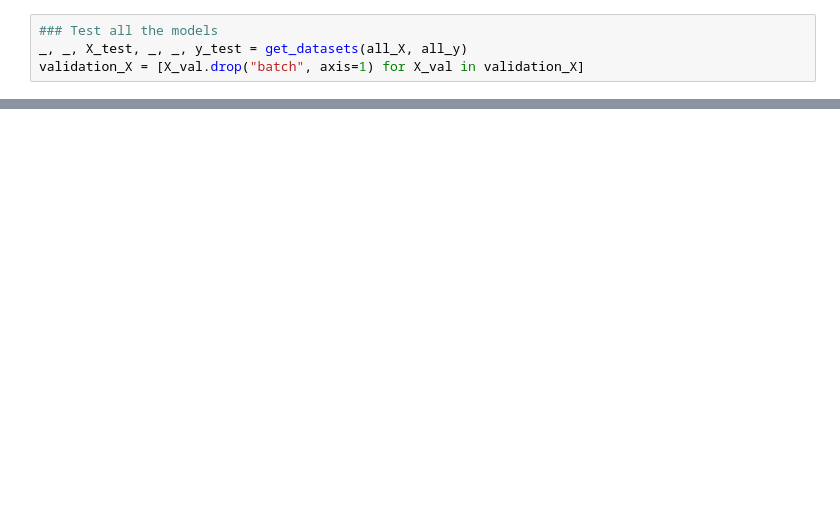
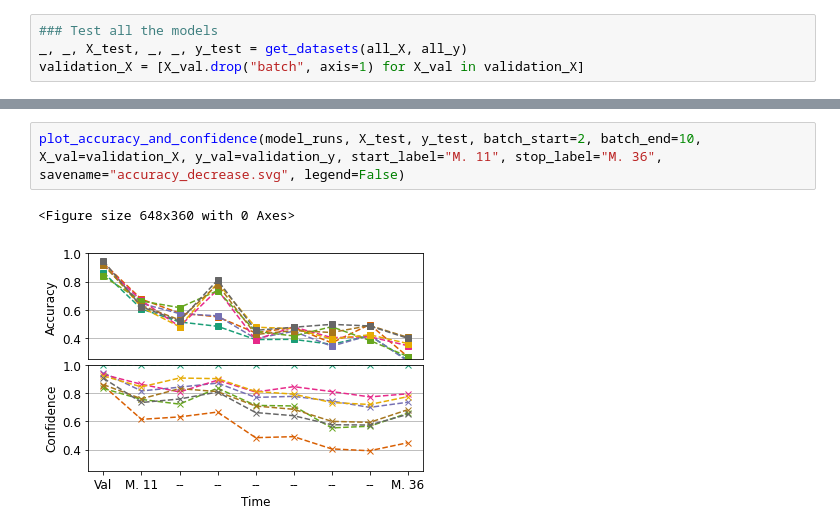
Before and after one commit to nicolasj92/interq-uncertainty-estimation, a Jupyter notebook: data/gas_sensor_array/exploration.ipynb, the cells around one changed output, grey strips where cells are left out. Drawn from its saved outputs; the diff is of its cells as text; blank space fills up the shorter version.

```diff
--- a/data/gas_sensor_array/exploration.ipynb
+++ b/data/gas_sensor_array/exploration.ipynb
@@ -193,0 +194,5 @@ plot_over_batches(model_runs, X_test, y_test, batch_start=2, batch_end=10, X_val
+# %%
+plot_accuracy_and_confidence(model_runs, X_test, y_test, batch_start=2, batch_end=10, X_val=validation_X, y_val=validation_y, start_label="M. 11", stop_label="M. 36", savename="accuracy_decrease.svg", legend=False)
+# %% [output]
+<Figure size 648x360 with 0 Axes>
+[figure, added]
```
Also changed, not shown: parts of 9 cells of this notebook, 4 other files.
